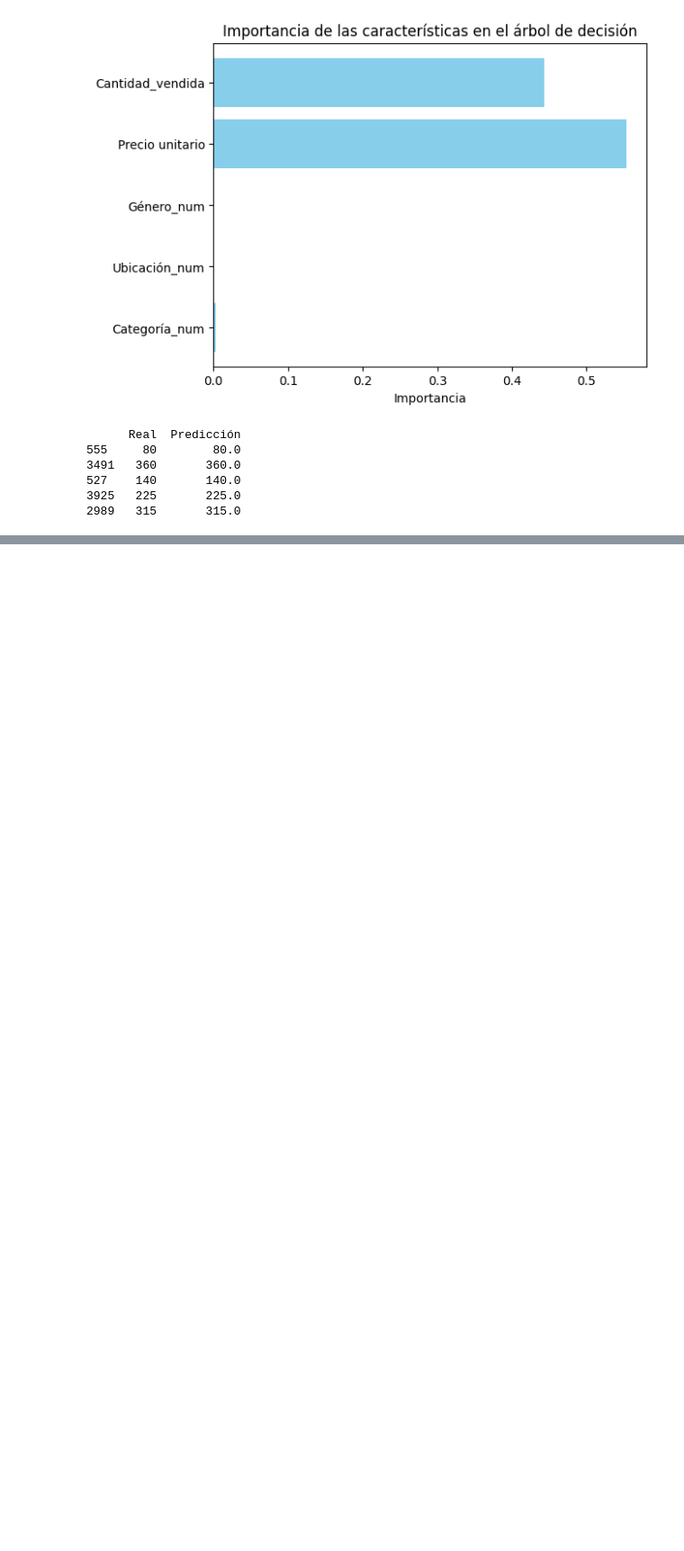
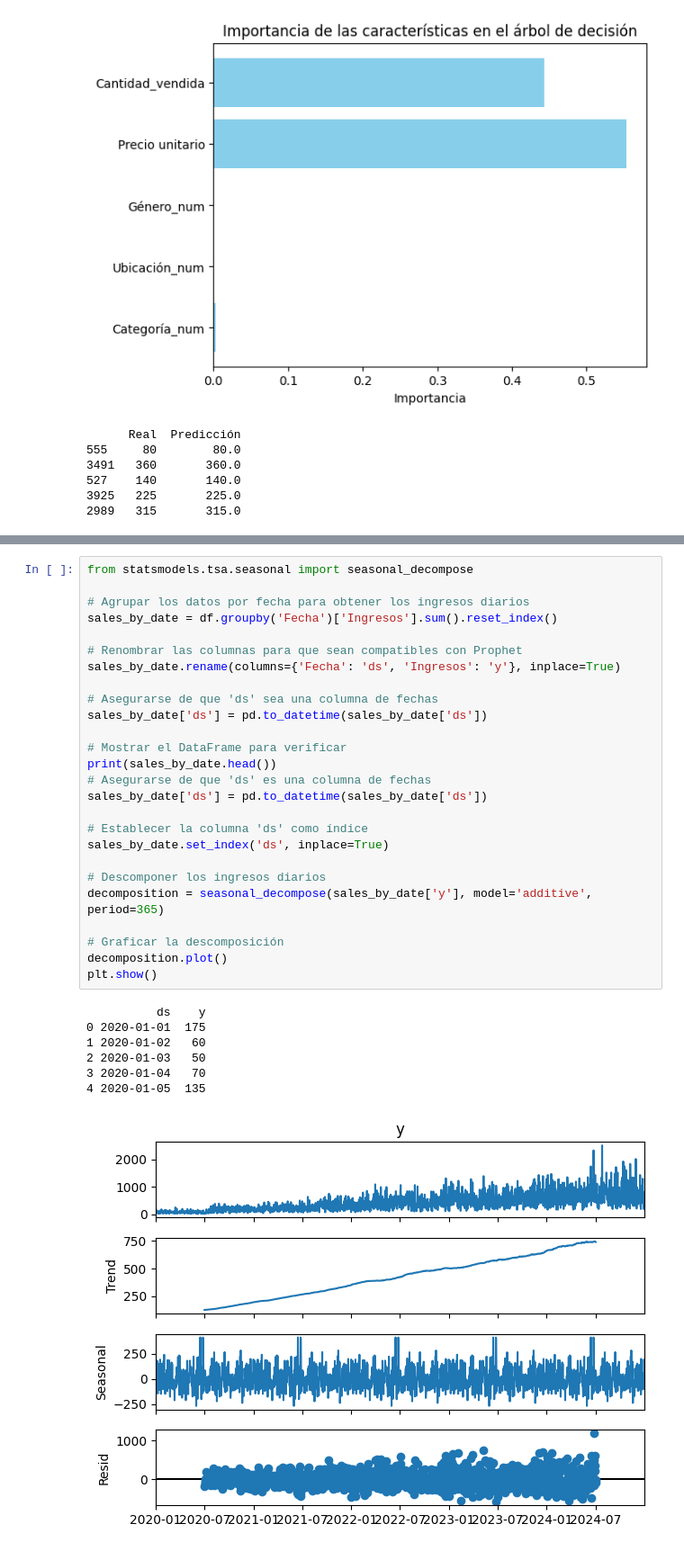
Before and after one commit to juanjose23/AnalisisTiendaRopaIA, a Jupyter notebook: IA.ipynb, the cells around one changed output, grey strips where cells are left out. Shown at 90% size. Drawn from its saved outputs; the diff is of its cells as text; blank space fills up the shorter version.

```diff
--- a/IA.ipynb
+++ b/IA.ipynb
@@ -518,0 +561,34 @@ ModuleNotFoundError: No module named 'fbprophet'
+# %%
+from statsmodels.tsa.seasonal import seasonal_decompose
+
+# Agrupar los datos por fecha para obtener los ingresos diarios
+sales_by_date = df.groupby('Fecha')['Ingresos'].sum().reset_index()
+
+# Renombrar las columnas para que sean compatibles con Prophet
+sales_by_date.rename(columns={'Fecha': 'ds', 'Ingresos': 'y'}, inplace=True)
+
+# Asegurarse de que 'ds' sea una columna de fechas
+sales_by_date['ds'] = pd.to_datetime(sales_by_date['ds'])
+
+# Mostrar el DataFrame para verificar
+print(sales_by_date.head())
+# Asegurarse de que 'ds' es una columna de fechas
+sales_by_date['ds'] = pd.to_datetime(sales_by_date['ds'])
+
+# Establecer la columna 'ds' como índice
+sales_by_date.set_index('ds', inplace=True)
+
+# Descomponer los ingresos diarios
+decomposition = seasonal_decompose(sales_by_date['y'], model='additive', period=365)
+
+# Graficar la descomposición
+decomposition.plot()
+plt.show()
+# %% [output]
+          ds    y
+0 2020-01-01  175
+1 2020-01-02   60
+2 2020-01-03   50
+3 2020-01-04   70
+4 2020-01-05  135
+[figure, added]
```
Also changed, not shown: parts of 8 cells of this notebook.
